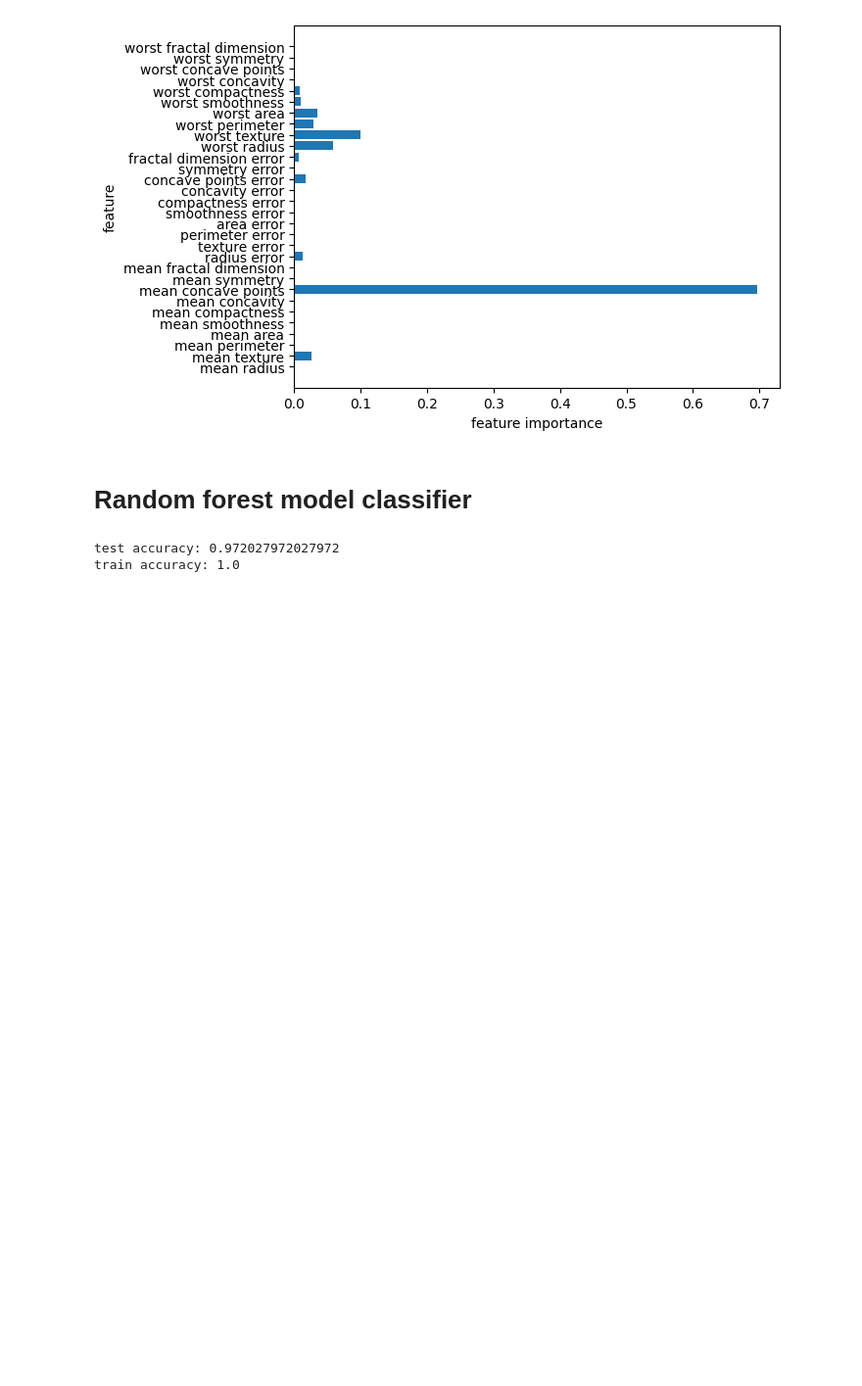
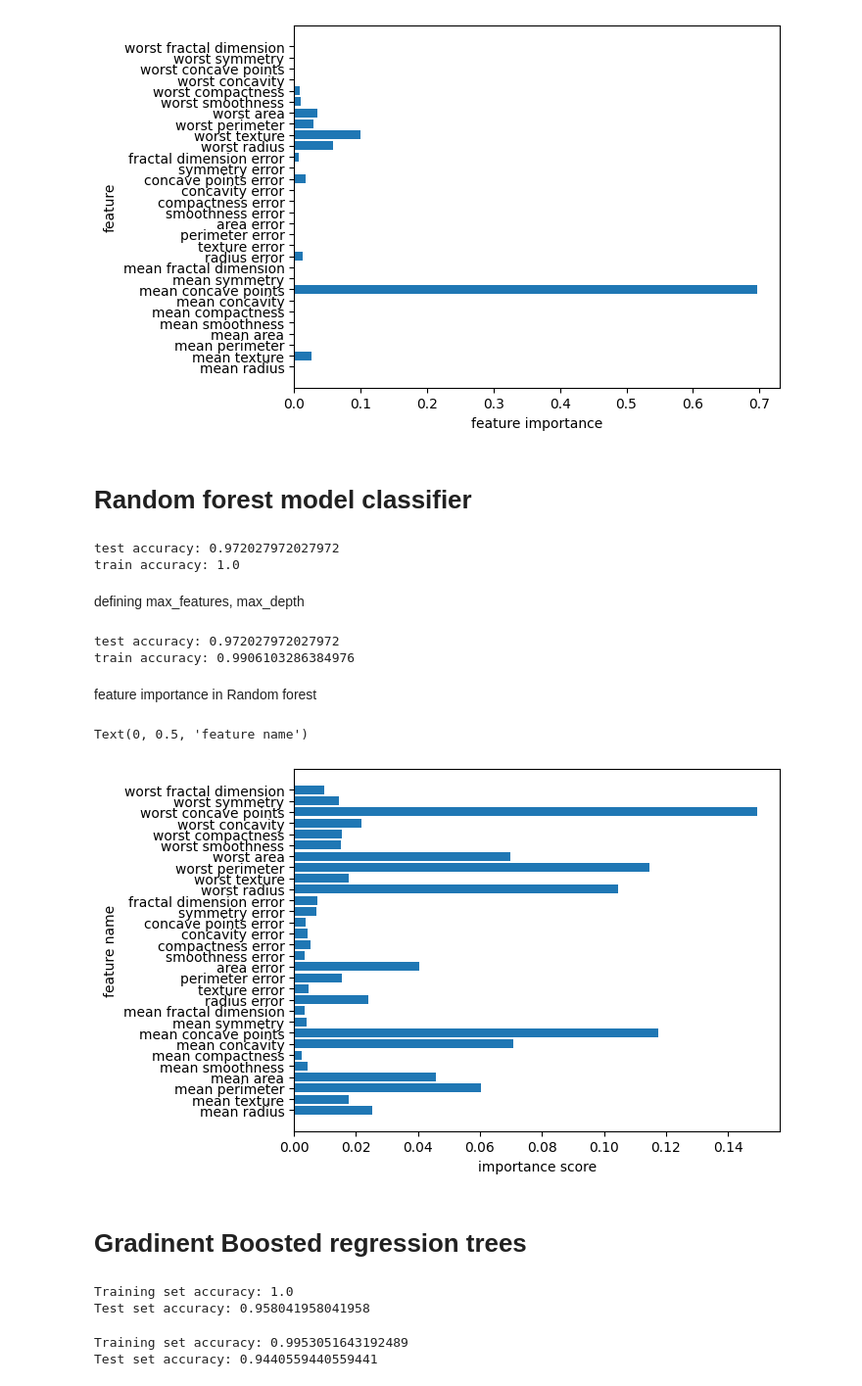
Before and after one commit to soipanhamisi/machine-learing-and-big-data-repo, a Jupyter notebook: Decision-trees.ipynb, the cells around one changed output. Shown at 98% size. Drawn from its saved outputs; the diff is of its cells as text; code cells hidden in the pictures; blank space fills up the shorter version.

Commit message:
finished decision trees

```diff
--- a/Decision-trees.ipynb
+++ b/Decision-trees.ipynb
@@ -154,3 +154,5 @@ print(f"train accuracy: {rfc_cancer_model.score(X_train, y_train)}")
 # %% [output]
 test accuracy: 0.972027972027972
 train accuracy: 1.0
+# %% [markdown]
+defining max_features, max_depth
@@ -156,0 +161,19 @@ train accuracy: 1.0
+# %%
+print(f"test accuracy: {rfc_cancer_model2.score(X_test, y_test)}")
+print(f"train accuracy: {rfc_cancer_model2.score(X_train, y_train)}")
+# %% [output]
+test accuracy: 0.972027972027972
+train accuracy: 0.9906103286384976
+# %% [markdown]
+feature importance in Random forest
+# %%
+n_features = bc_data.data.shape[1]
+plt.barh(range(n_features), rfc_cancer_model.feature_importances_, align='center')
+plt.yticks(np.arange(n_features), bc_data.feature_names)
+plt.xlabel("importance score")
+plt.ylabel("feature name")
+# %% [output]
+Text(0, 0.5, 'feature name')
+[figure, added]
+# %% [markdown]
+# Gradinent Boosted regression trees
@@ -156,0 +183,6 @@ train accuracy: 1.0
+# %%
+print(f"Training set accuracy: {gbc.score(X_train, y_train)}")
+print(f"Test set accuracy: {gbc.score(X_test, y_test)}")
+# %% [output]
+Training set accuracy: 1.0
+Test set accuracy: 0.958041958041958
@@ -156,0 +191,6 @@ train accuracy: 1.0
+# %%
+print(f"Training set accuracy: {gbc2.score(X_train, y_train)}")
+print(f"Test set accuracy: {gbc2.score(X_test, y_test)}")
+# %% [output]
+Training set accuracy: 0.9953051643192489
+Test set accuracy: 0.9440559440559441
```
Also changed, not shown: parts of 4 cells of this notebook.
